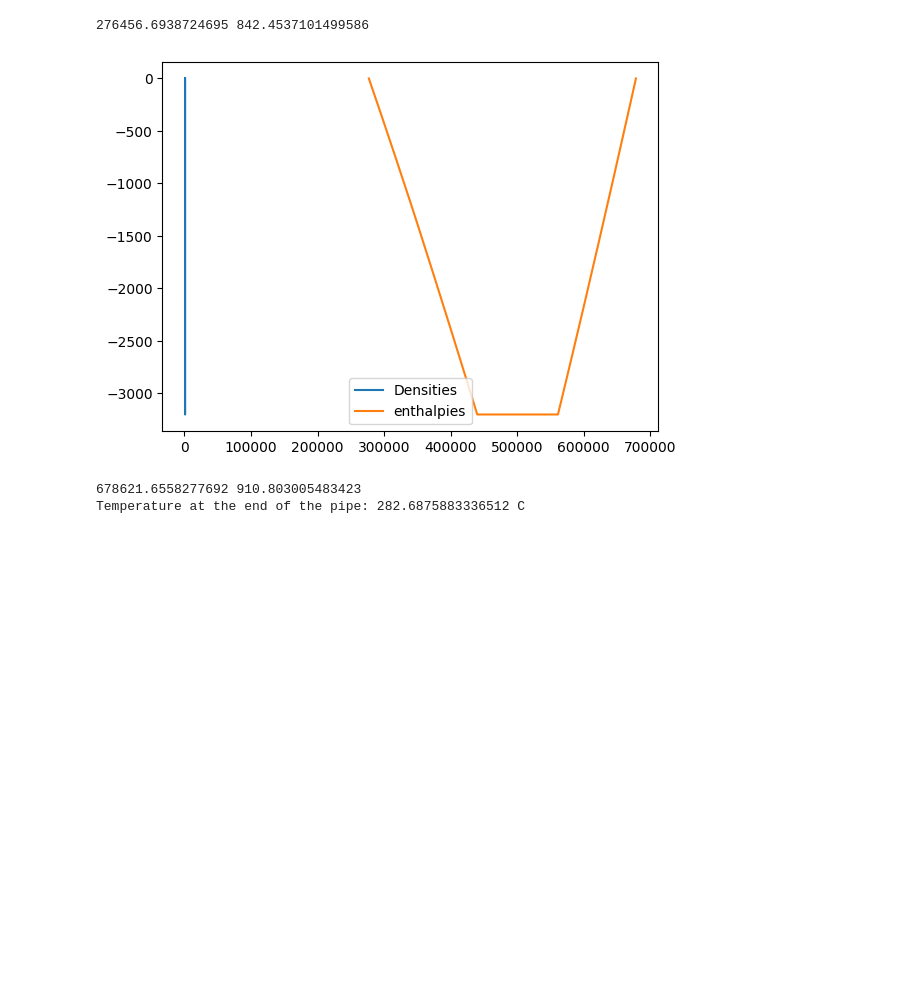
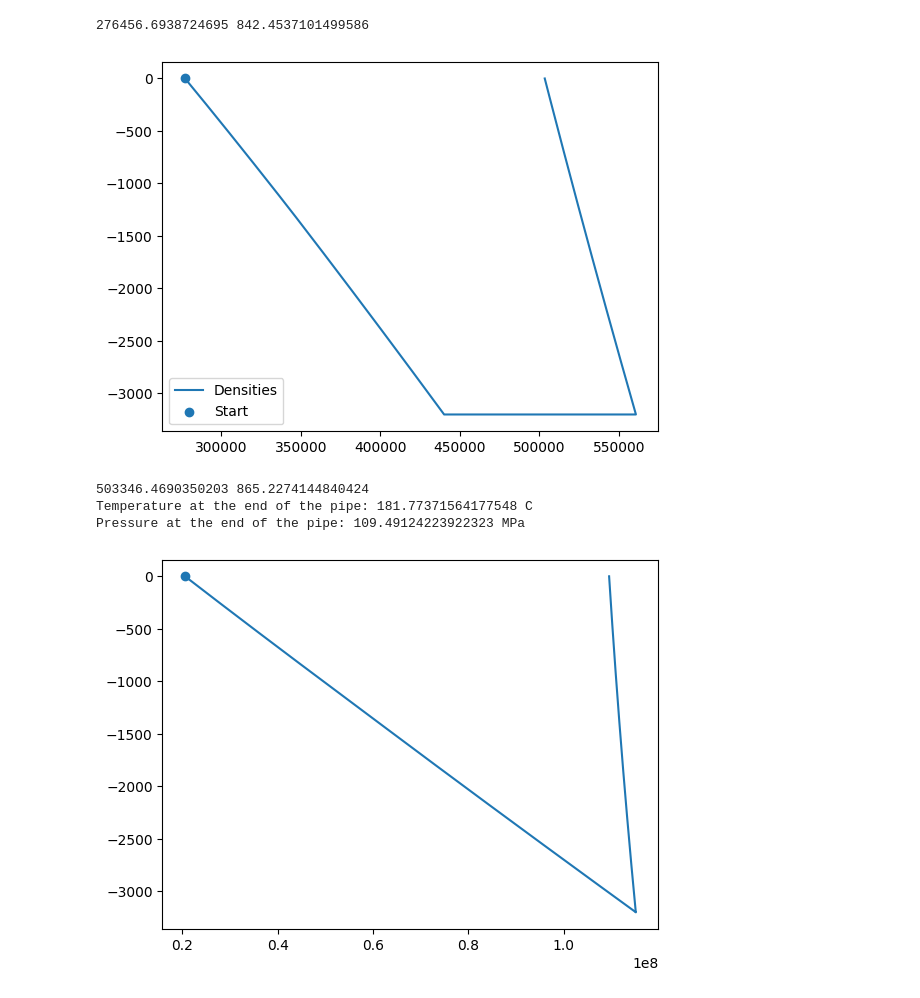
Before and after one commit to DrYogurt/EMAE-355-Team-1-Code, a Jupyter notebook: Project3/pipe-draft.ipynb, the cells around one changed output. Saved outputs shown, nothing was run; the diff lists cells and outputs as text; code cells hidden in the pictures; blank space fills up the shorter version.

```diff
--- a/Project3/pipe-draft.ipynb
+++ b/Project3/pipe-draft.ipynb
@@ -110,8 +110,8 @@ def solve_finite_element_method(mdot, state_in, length, T_external, radius, dire
             return np.Inf
         v_out = state_in.rho * v_in / rho_out
         u_out = h_out - p_out / rho_out
-        me_loss = p_out / rho_out + 0.5 *(v_out)**2 + gravity * z_out - 9.81 * h_l - me_lhs
-        heat_loss = u1 + q_in + 9.81 * h_l - u_out
+        me_loss = p_out / rho_out + 0.5 *(v_out)**2 + gravity * z_out - gravity * h_l - me_lhs
+        heat_loss = u1 + q_in + gravity * h_l - u_out
         return me_loss**2 + heat_loss**2
 
     # solve for rho_out, h_out
@@ -174,13 +175,20 @@ for i,h in tqdm(enumerate(heights_up), total=num_segments, desc="Ascending"):
 276456.6938724695 842.4537101499586
 # %%
 #plt.plot([temp(h) for h in heights],heights,label='Temperature')
-plt.plot(densities,total_height,label='Densities')
-plt.plot(enthalpies,total_height,label='enthalpies')
+plt.plot(enthalpies,total_height,label='Densities')
+plt.scatter(enthalpies[0],total_height[0],label='Start')
+#plt.plot(enthalpies,total_height,label='enthalpies')
 plt.legend()
 plt.show()
 print(enthalpies[-1], densities[-1])
+pressures = [co2.pressure(D=densities[i],H=enthalpies[i]) for i in range(len(densities))]
+plt.scatter(pressures[0],total_height[0],label='Start')
+plt.plot(pressures,total_height)
 print(f"Temperature at the end of the pipe: {co2.temperature(D=densities[-1],H=enthalpies[-1])-273} C")
+print(f"Pressure at the end of the pipe: {pressures[-1]/1e6} MPa")
 # %% [output]
-[figure, old version]
+[figure, new version]
-678621.6558277692 910.803005483423
-Temperature at the end of the pipe: 282.6875883336512 C
+503346.4690350203 865.2274144840424
+Temperature at the end of the pipe: 181.77371564177548 C
+Pressure at the end of the pipe: 109.49124223922323 MPa
+[figure, added]
```
Also changed, not shown: parts of 1 cell of this notebook, 1 other file.
